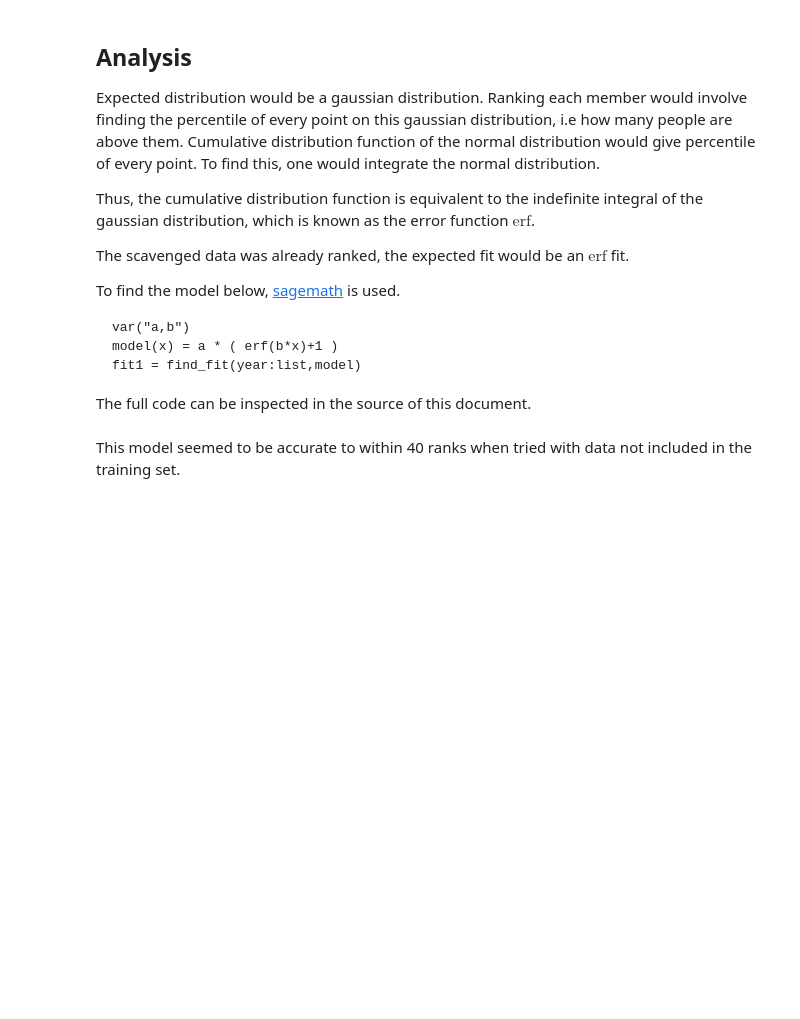
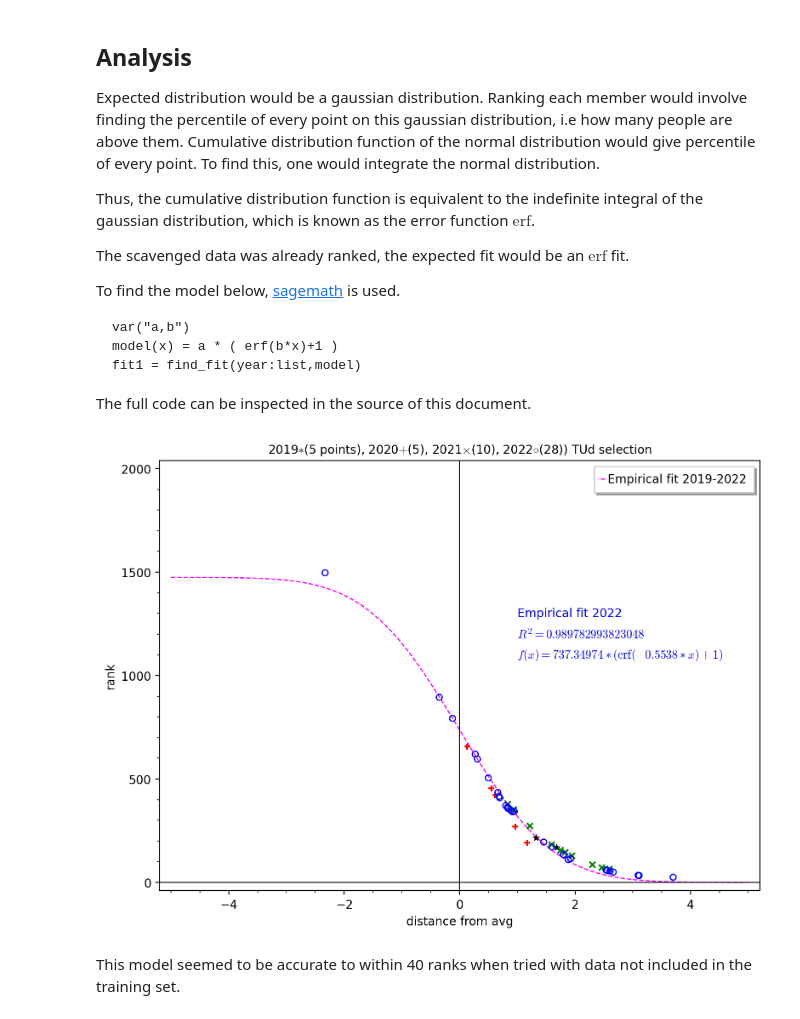
Before and after one commit to erentar/tud-aero-selection-rankings, a Jupyter notebook: report.ipynb, the cells around one changed output. Saved outputs shown, nothing was run; the diff lists cells and outputs as text; code cells hidden in the pictures; blank space fills up the shorter version.

```diff
--- a/report.ipynb
+++ b/report.ipynb
@@ -138,6 +144,33 @@ shared = \
         color="magenta",
         legend_label="Empirical fit 2019-2022"
     )
+# %%
+combined = shared + \
+    text(
+        "Empirical fit 2022",
+        (1,1300),
+        horizontal_alignment="left"
+    ) + \
+    text(
+        f"$R^2 = {r2_score(current_data[:,1],list(map(model.subs(fit2022),current_data[:,0])))}$",
+        (1,1200),
+        horizontal_alignment="left"
+    ) + \
+    text(
+        f"$f(x)={print_model(fit2022)}$",
+        (1,1100),
+        horizontal_alignment="left"
+    )
+combined.set_axes_range(xmin=-5, xmax=5,ymin=0,ymax=2000)
+combined.show(
+    title=f"2019$*$({len(year(2020))} points), 2020$+$({len(year(2020))}), 2021$\\times$({len(year(2021))}), 2022$\\circ$({len(year(2022))})) TUd selection",
+    frame=True,
+    dpi=200,
+    figsize=8,
+    axes_labels_size=1
+)
+# %% [output]
+[figure, added]
 # %% [markdown]
 This model seemed to be accurate to within 40 ranks when tried with data not included in the training set.
 # %% [markdown]
```
Also changed, not shown: parts of 3 cells of this notebook, 1 other file.
